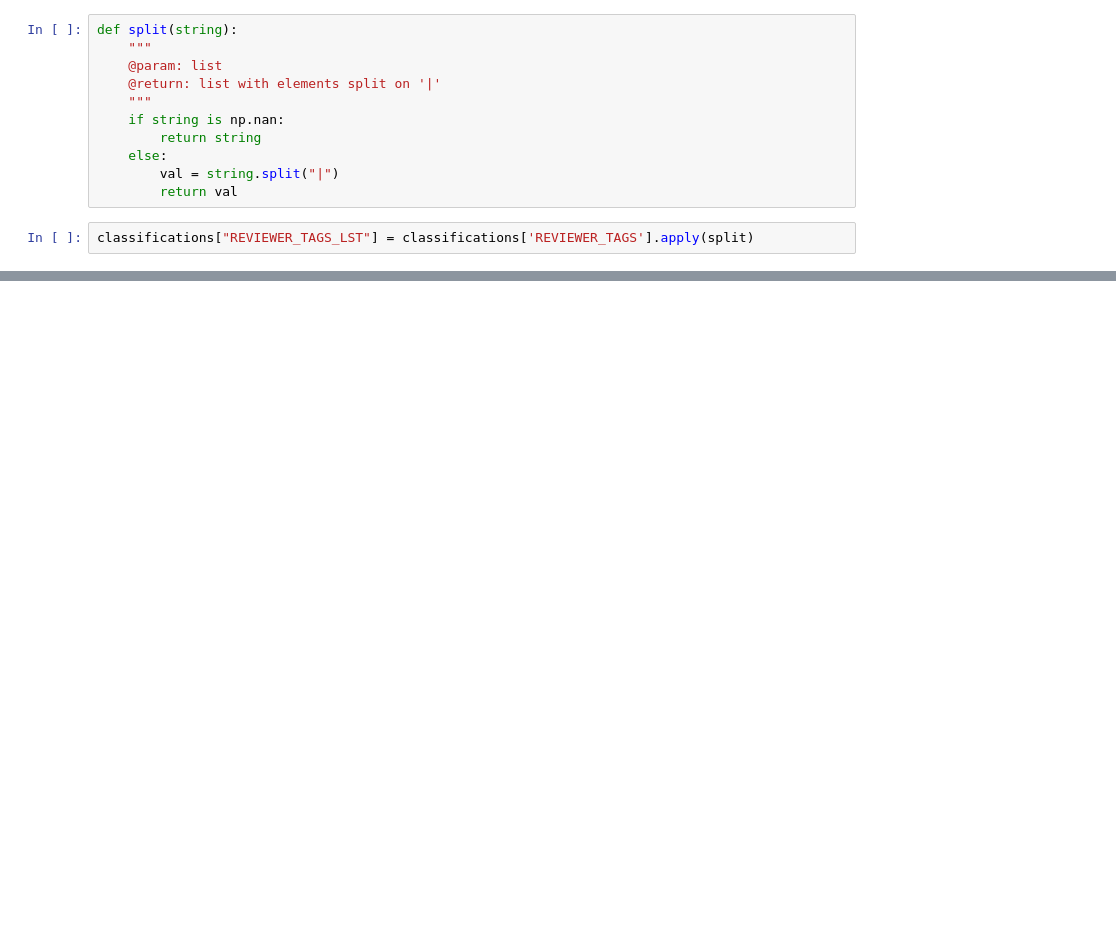
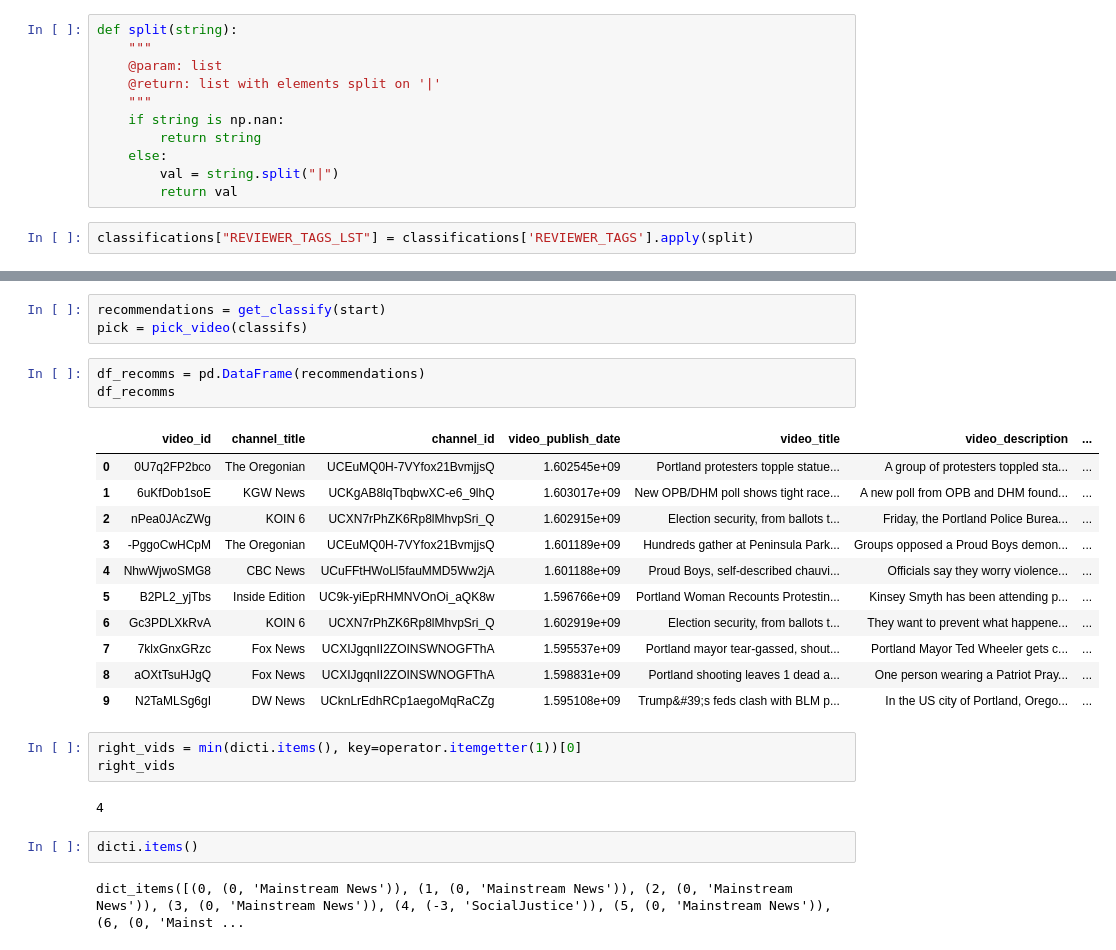
Before and after one commit to daniel-covelli/senior-thesis, a Jupyter notebook: script/demo.ipynb, the cells around one changed output, grey strips where cells are left out. Saved outputs shown, nothing was run; the diff lists cells and outputs as text; blank space fills up the shorter version.

Commit message:
implement data collection pipeline

```diff
--- a/script/demo.ipynb
+++ b/script/demo.ipynb
@@ -213,2 +367,29 @@ political_bot_1.set_start(start)
+# %%
+recommendations = get_classify(start)
+pick = pick_video(classifs)
+# %%
+df_recomms = pd.DataFrame(recommendations)
+df_recomms
+# %% [output]
+|  | video_id | channel_title | channel_id | video_publish_date | video_title | video_description | ... |
+| 0 | 0U7q2FP2bco | The Oregonian | UCEuMQ0H-7VYfox21BvmjjsQ | 1.602545e+09 | Portland protesters topple statue... | A group of protesters toppled sta... | ... |
+| 1 | 6uKfDob1soE | KGW News | UCKgAB8lqTbqbwXC-e6_9lhQ | 1.603017e+09 | New OPB/DHM poll shows tight race... | A new poll from OPB and DHM found... | ... |
+| 2 | nPea0JAcZWg | KOIN 6 | UCXN7rPhZK6Rp8lMhvpSri_Q | 1.602915e+09 | Election security, from ballots t... | Friday, the Portland Police Burea... | ... |
+| 3 | -PggoCwHCpM | The Oregonian | UCEuMQ0H-7VYfox21BvmjjsQ | 1.601189e+09 | Hundreds gather at Peninsula Park... | Groups opposed a Proud Boys demon... | ... |
+| 4 | NhwWjwoSMG8 | CBC News | UCuFFtHWoLl5fauMMD5Ww2jA | 1.601188e+09 | Proud Boys, self-described chauvi... | Officials say they worry violence... | ... |
+| 5 | B2PL2_yjTbs | Inside Edition | UC9k-yiEpRHMNVOnOi_aQK8w | 1.596766e+09 | Portland Woman Recounts Protestin... | Kinsey Smyth has been attending p... | ... |
+| 6 | Gc3PDLXkRvA | KOIN 6 | UCXN7rPhZK6Rp8lMhvpSri_Q | 1.602919e+09 | Election security, from ballots t... | They want to prevent what happene... | ... |
+| 7 | 7klxGnxGRzc | Fox News | UCXIJgqnII2ZOINSWNOGFThA | 1.595537e+09 | Portland mayor tear-gassed, shout... | Portland Mayor Ted Wheeler gets c... | ... |
+| 8 | aOXtTsuHJgQ | Fox News | UCXIJgqnII2ZOINSWNOGFThA | 1.598831e+09 | Portland shooting leaves 1 dead a... | One person wearing a Patriot Pray... | ... |
+| 9 | N2TaMLSg6gI | DW News | UCknLrEdhRCp1aegoMqRaCZg | 1.595108e+09 | Trump&#39;s feds clash with BLM p... | In the US city of Portland, Orego... | ... |
+# %%
+right_vids = min(dicti.items(), key=operator.itemgetter(1))[0]
+right_vids
+# %% [output]
+4
+# %%
+dicti.items()
+# %% [output]
+dict_items([(0, (0, 'Mainstream News')), (1, (0, 'Mainstream News')), (2, (0, 'Mainstream News')), (3, (0, 'Mainstream News')), (4, (-3, 'SocialJustice')), (5, (0, 'Mainstream News')), (6, (0, 'Mainst ...
 # %%
 recommendations = political_bot_1.walk()
```
Also changed, not shown: parts of 14 cells of this notebook, 6 other files.
